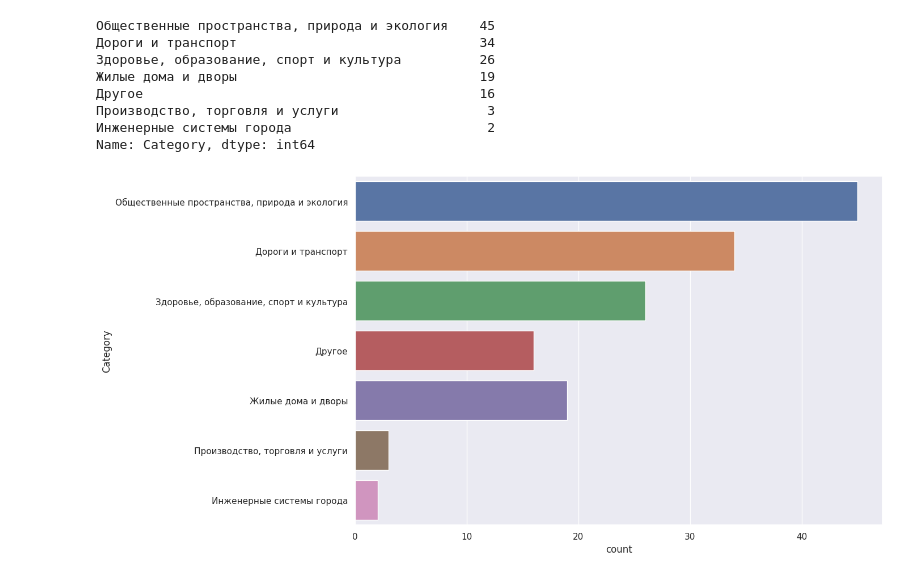
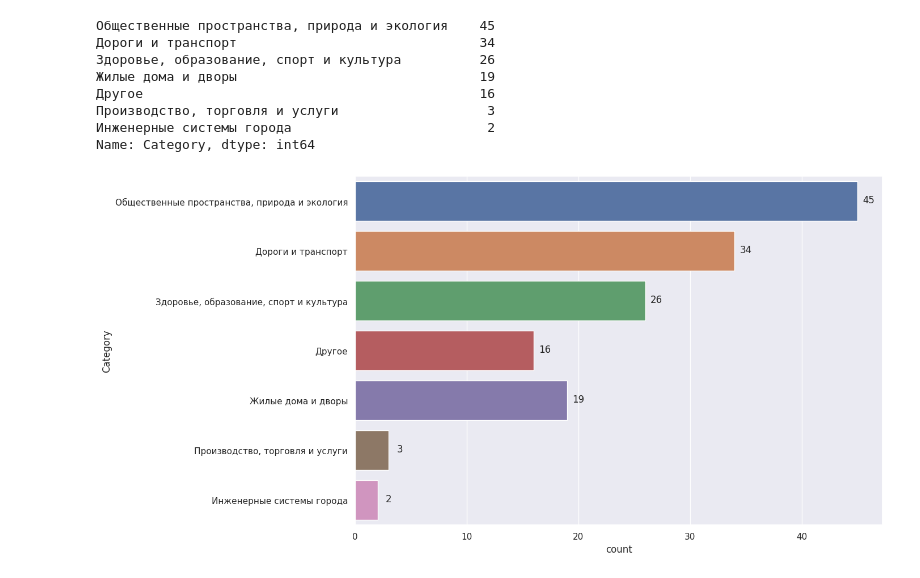
Before and after one commit to modernpacifist/komsomolsk-on-amur-comment-analysis, a Jupyter notebook: KomsomolskOnAmurCommentAnalysis.ipynb, the cells around one changed output. Cells and saved outputs as stored; diff of their text form; code cells hidden in the pictures.

```diff
--- a/KomsomolskOnAmurCommentAnalysis.ipynb
+++ b/KomsomolskOnAmurCommentAnalysis.ipynb
@@ -154,8 +154,14 @@ df['Category'].value_counts()
 Инженерные системы города                         2
 Name: Category, dtype: int64
 # %%
-plt.figure(figsize=(12, 8))
-sns.countplot(y='Category', data=df)
+plt.figure(figsize=(12,8))
+ax = sns.countplot(y="Category", data=df)
+for p in ax.patches:
+    ax.annotate(format(p.get_width(), '.0f'),
+               (p.get_width() + 1, p.get_y() + p.get_height() / 1.5),
+               ha = 'center', va = 'center',
+               xytext = (0, 10),
+               textcoords = 'offset points')
 plt.show()
 # %% [output]
-[figure, old version]
+[figure, new version]
```
Also changed, not shown: parts of 1 cell of this notebook.
